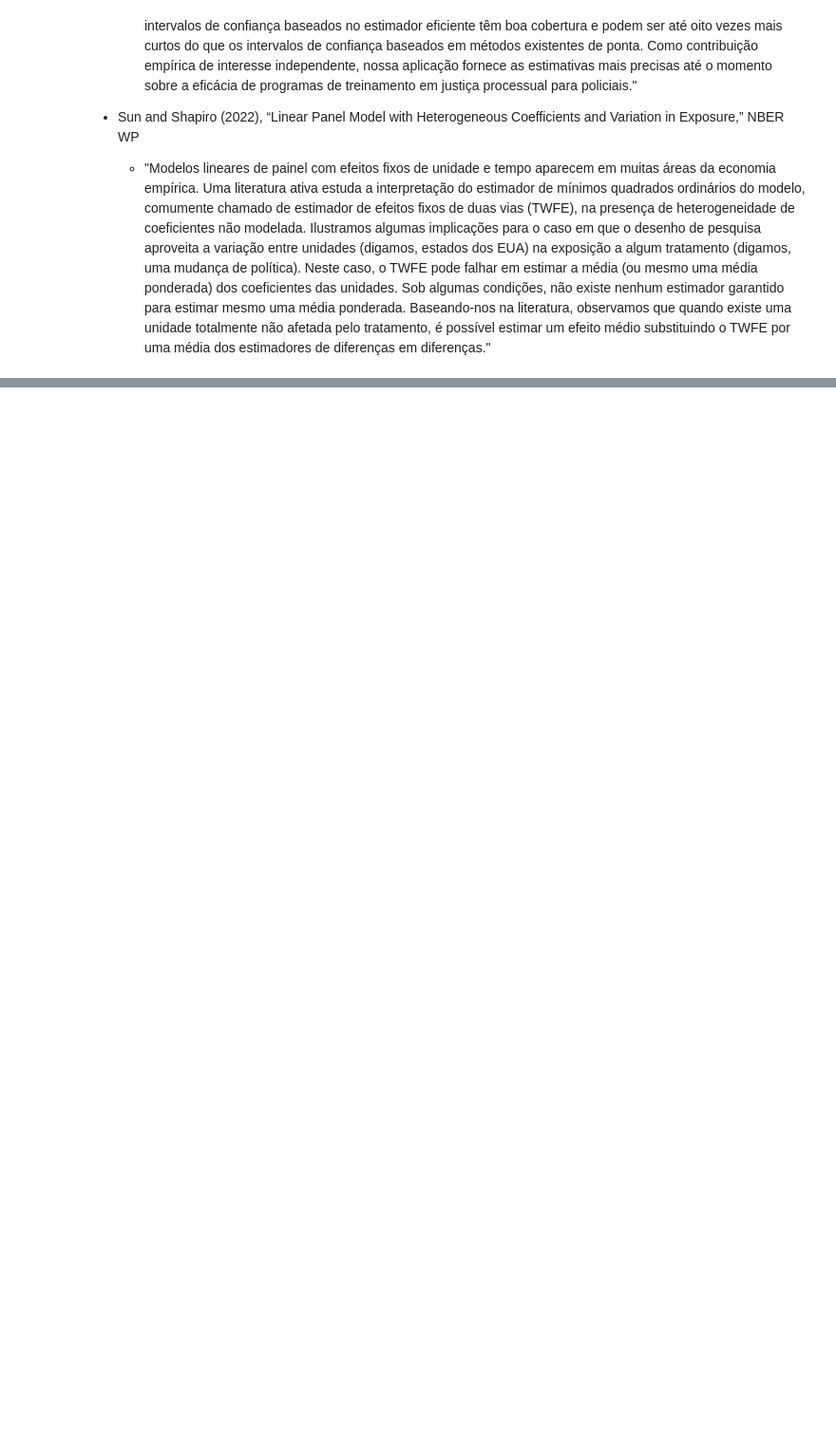
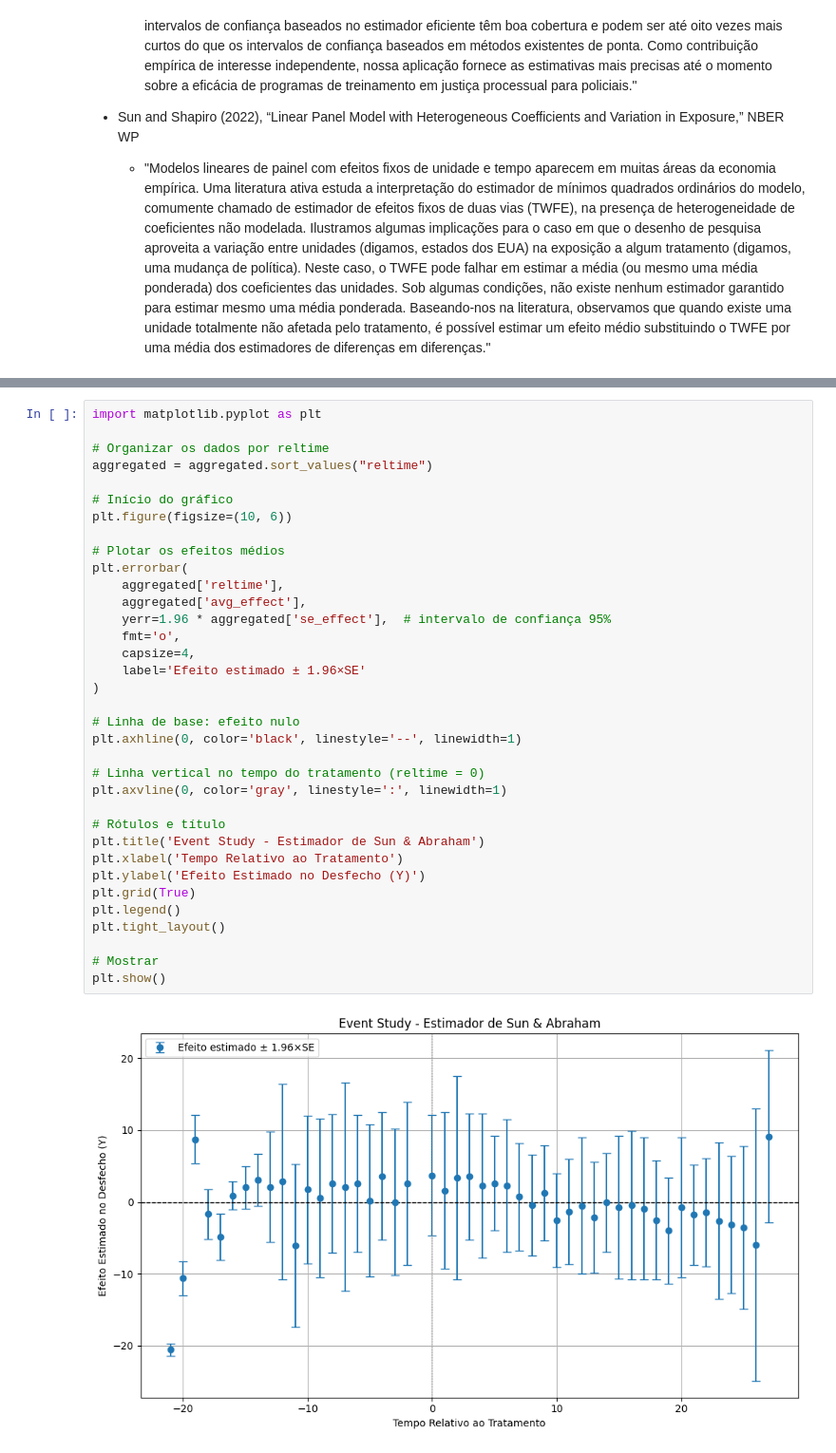
Before and after one commit to Daniel-Uhr/Microeconometrics_Notes, a Jupyter notebook: 09-DD_time_het_treatment.ipynb, the cells around one changed output, grey strips where cells are left out. Shown at 95% size. Saved outputs shown, nothing was run; the diff lists cells and outputs as text; blank space fills up the shorter version.

```diff
--- a/09-DD_time_het_treatment.ipynb
+++ b/09-DD_time_het_treatment.ipynb
@@ -1223,0 +1328,37 @@ plt.show()
+# %%
+import matplotlib.pyplot as plt
+
+# Organizar os dados por reltime
+aggregated = aggregated.sort_values("reltime")
+
+# Início do gráfico
+plt.figure(figsize=(10, 6))
+
+# Plotar os efeitos médios
+plt.errorbar(
+    aggregated['reltime'],
+    aggregated['avg_effect'],
+    yerr=1.96 * aggregated['se_effect'],  # intervalo de confiança 95%
+    fmt='o',
+    capsize=4,
+    label='Efeito estimado ± 1.96×SE'
+)
+
+# Linha de base: efeito nulo
+plt.axhline(0, color='black', linestyle='--', linewidth=1)
+
+# Linha vertical no tempo do tratamento (reltime = 0)
+plt.axvline(0, color='gray', linestyle=':', linewidth=1)
+
+# Rótulos e título
+plt.title('Event Study - Estimador de Sun & Abraham')
+plt.xlabel('Tempo Relativo ao Tratamento')
+plt.ylabel('Efeito Estimado no Desfecho (Y)')
+plt.grid(True)
+plt.legend()
+plt.tight_layout()
+
+# Mostrar
+plt.show()
+# %% [output]
+[figure, added]
```
Also changed, not shown: parts of 5 cells of this notebook.
